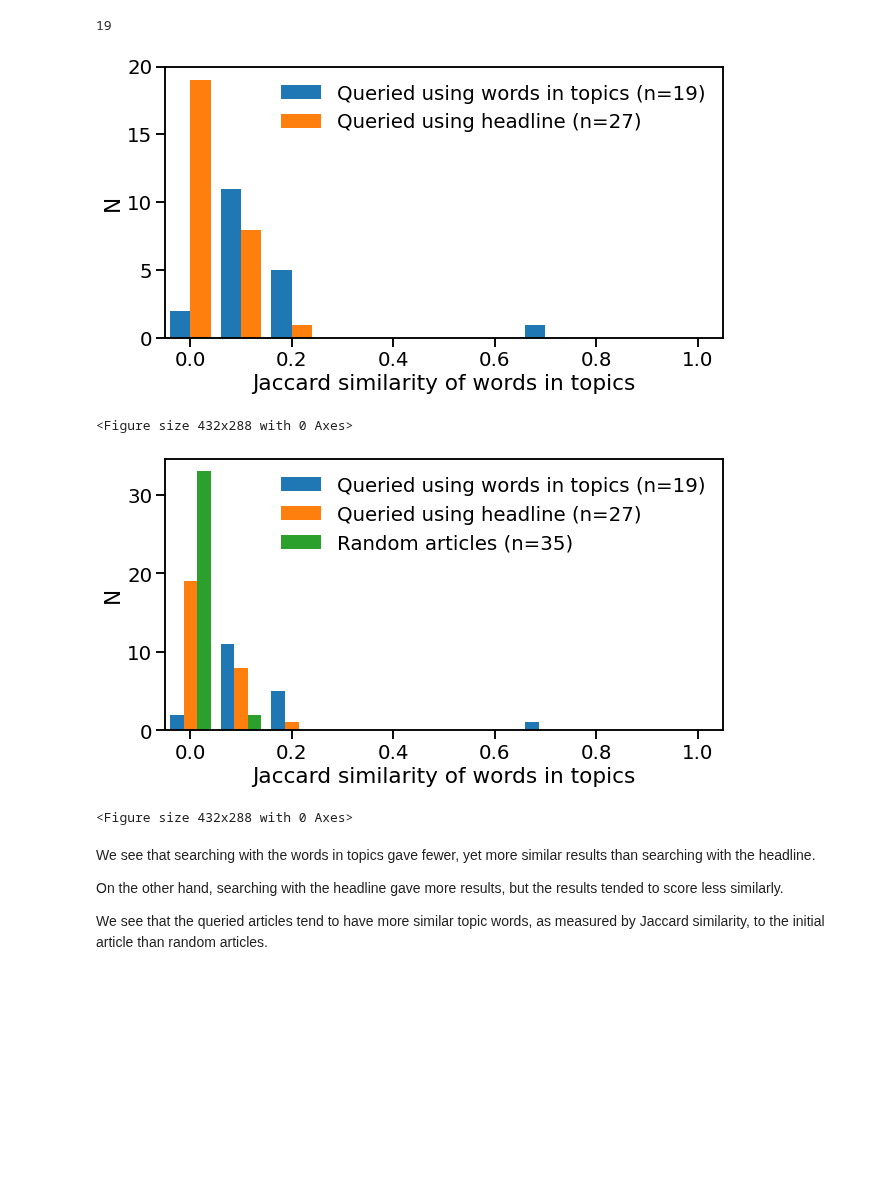
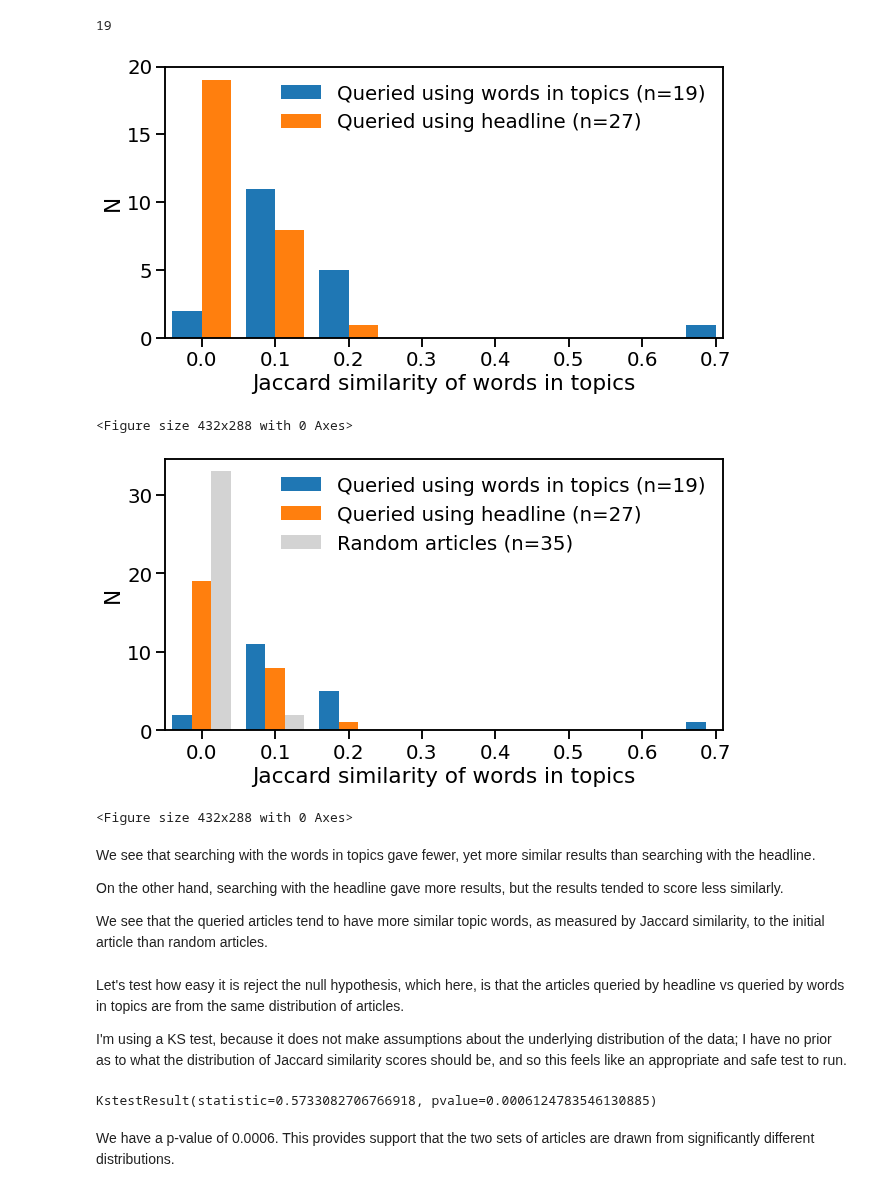
Before and after one commit to sagarsetru/debiaser, a Jupyter notebook: notebooks/6 Validation_comparing_queried_random_headlineFound_articles.ipynb, the cells around one changed output. Cells and saved outputs as stored; diff of their text form; code cells hidden in the pictures; blank space fills up the shorter version.

Commit message:
adjusted output in all sides media notebook. adjusted plotting in validation notebook

```diff
--- a/notebooks/6 Validation_comparing_queried_random_headlineFound_articles.ipynb
+++ b/notebooks/6 Validation_comparing_queried_random_headlineFound_articles.ipynb
@@ -321,23 +321,23 @@ len(jaccard_sim_queried_articles)
 # %%
 alpha_val = 1
 
 plt.figure(figsize=(10,5));
 plt.hist([jaccard_sim_queried_articles.reshape(len(jaccard_sim_queried_articles),),
           jaccard_sim_headline_articles.reshape(len(jaccard_sim_headline_articles),)],bins=np.arange(0,1.2,.1)-.05,alpha=alpha_val);
 # plt.hist(jaccard_sim_headline_articles,bins=np.arange(0,1.2,.1)-.05,alpha=alpha_val);
 # plt.hist(jaccard_sim_random_articles,bins=np.arange(0,1.2,.1)-.05,alpha=alpha_val);
 plt.ylabel('N');
 plt.xlabel('Jaccard similarity of words in topics')
 sns.set_context('talk', font_scale=1.2);
-plt.xlim([-.05,1.05])
+plt.xlim([-.05,.71])
 plt.ylim([0,20])
 plt.legend((f'Queried using words in topics (n={len(urls_queried)})',
             f'Queried using headline (n={len(urls_headline)})'),framealpha=0)
 # plt.xticks(rotation=90);
 plt.show();
 plt.clf();
 # %% [output]
-[figure, old version]
+[figure, new version]
 <Figure size 432x288 with 0 Axes>
 # %%
 alpha_val = 1
@@ -345,13 +345,15 @@ alpha_val = 1
 plt.figure(figsize=(10,5));
 plt.hist([jaccard_sim_queried_articles.reshape(len(jaccard_sim_queried_articles),),
           jaccard_sim_headline_articles.reshape(len(jaccard_sim_headline_articles),),
-          jaccard_sim_random_articles.reshape(len(jaccard_sim_random_articles),)],bins=np.arange(0,1.2,.1)-.05,alpha=alpha_val);
+          jaccard_sim_random_articles.reshape(len(jaccard_sim_random_articles),)],
+         bins=np.arange(0,1.2,.1)-.05,
+         alpha=alpha_val,color=['tab:blue','tab:orange','lightgray']);
 # plt.hist(jaccard_sim_headline_articles,bins=np.arange(0,1.2,.1)-.05,alpha=alpha_val);
 # plt.hist(jaccard_sim_random_articles,bins=np.arange(0,1.2,.1)-.05,alpha=alpha_val);
 plt.ylabel('N');
 plt.xlabel('Jaccard similarity of words in topics')
 sns.set_context('talk', font_scale=1.2);
-plt.xlim([-.05,1.05])
+plt.xlim([-.05,.71])
 plt.legend((f'Queried using words in topics (n={len(urls_queried)})',
             f'Queried using headline (n={len(urls_headline)})',
             f'Random articles (n={len(urls_random)})'),framealpha=0)
@@ -359,7 +361,7 @@ plt.legend((f'Queried using words in topics (n={len(urls_queried)})',
 plt.show();
 plt.clf();
 # %% [output]
-[figure, old version]
+[figure, new version]
 <Figure size 432x288 with 0 Axes>
 # %% [markdown]
 We see that searching with the words in topics gave fewer, yet more similar results than searching with the headline.
@@ -367,3 +369,7 @@ We see that searching with the words in topics gave fewer, yet more similar resu
 On the other hand, searching with the headline gave more results, but the results tended to score less similarly.
 
 We see that the queried articles tend to have more similar topic words, as measured by Jaccard similarity, to the initial article than random articles.
+# %% [markdown]
+Let's test how easy it is reject the null hypothesis, which here, is that the articles queried by headline vs queried by words in topics are from the same distribution of articles.
+
+I'm using a KS test, because it does not make assumptions about the underlying distribution of the data; I have no prior as to what the distribution of Jaccard similarity scores should be, and so this feels like an appropriate and safe test to run.
@@ -369,0 +378,7 @@ We see that the queried articles tend to have more similar topic words, as measu
+# %%
+ks2_statistic,ks2_pvalue = ks_2samp(jaccard_sim_queried_articles.reshape(len(jaccard_sim_queried_articles)),jaccard_sim_headline_articles.reshape(len(jaccard_sim_headline_articles)))
+ks_2samp(jaccard_sim_queried_articles.reshape(len(jaccard_sim_queried_articles)),jaccard_sim_headline_articles.reshape(len(jaccard_sim_headline_articles)))
+# %% [output]
+KstestResult(statistic=0.5733082706766918, pvalue=0.0006124783546130885)
+# %% [markdown]
+We have a p-value of 0.0006. This provides support that the two sets of articles are drawn from significantly different distributions.
```
Also changed, not shown: parts of 7 cells of this notebook, 1 other file.
